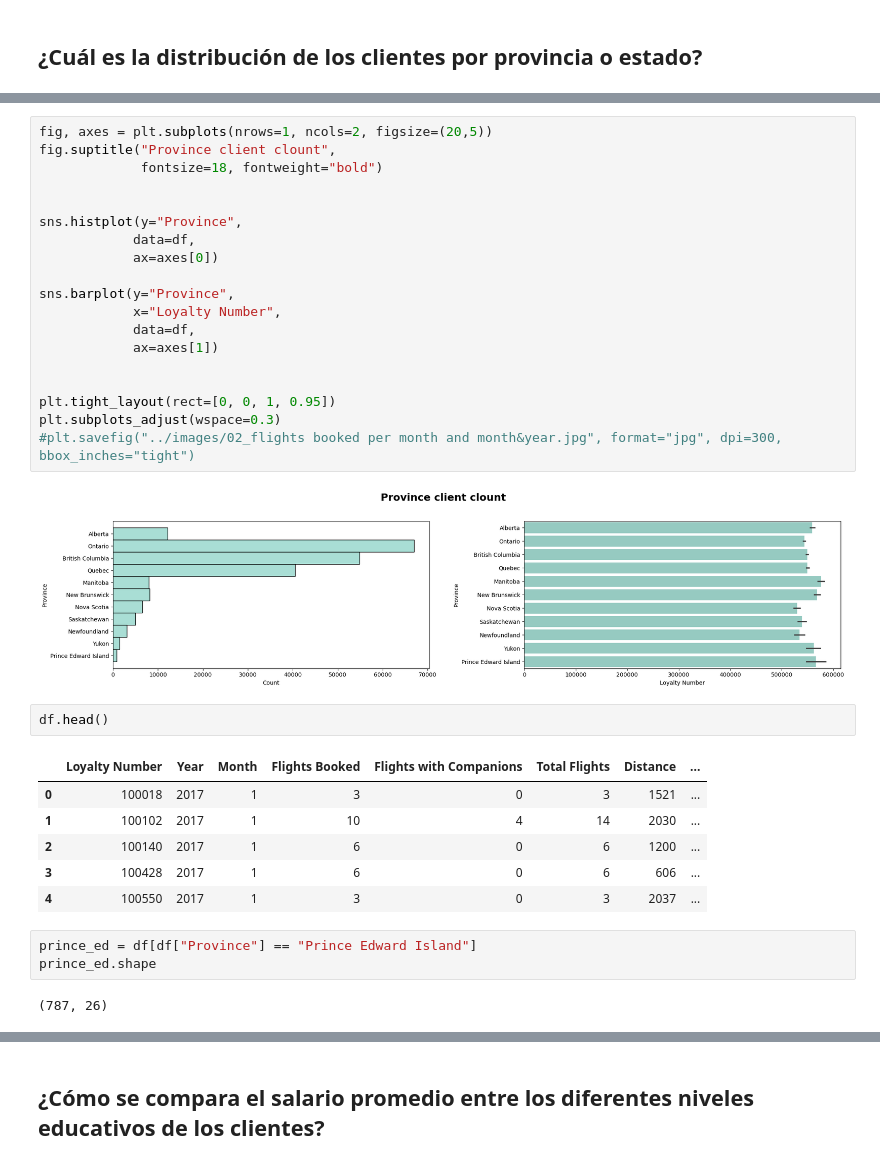
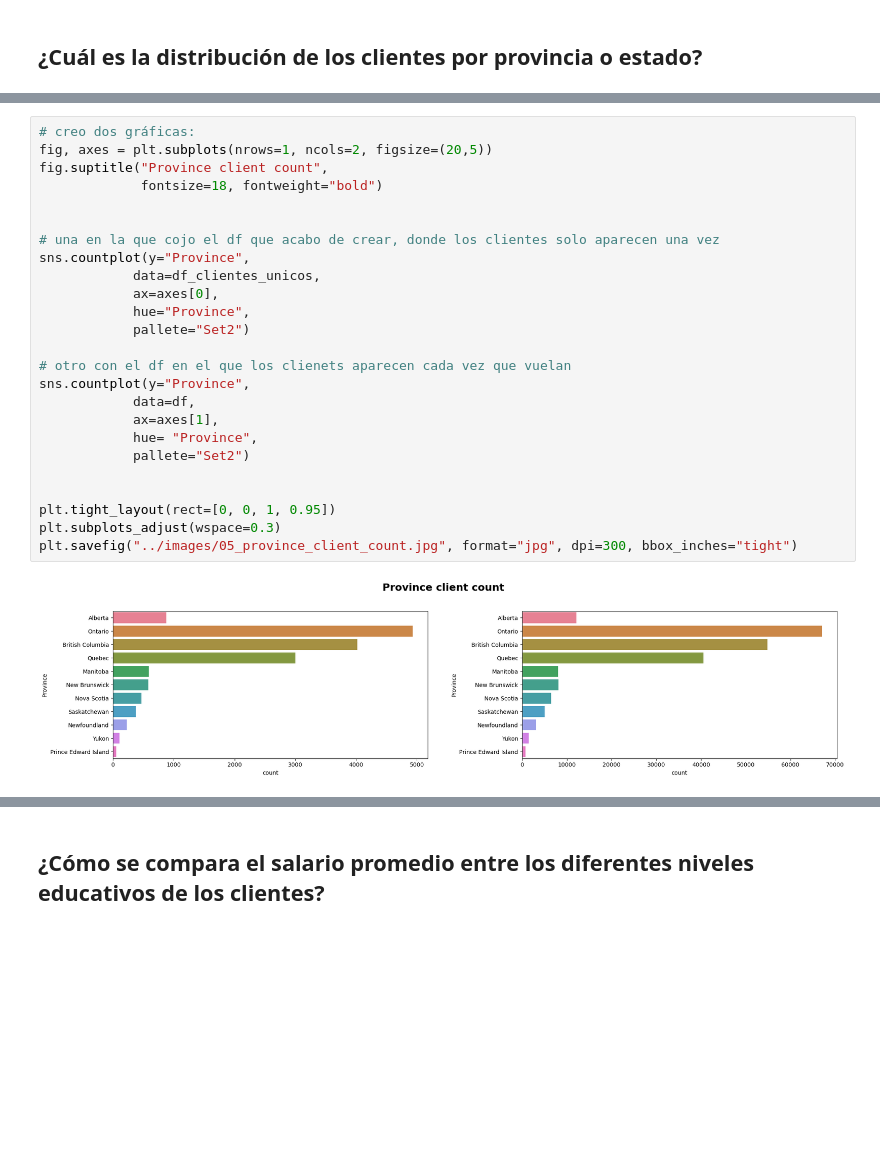
Before and after one commit to Adalab/bda-modulo-3-evaluacion-final-Andrea-Gauger, a Jupyter notebook: notebooks/03_visualizacion.ipynb, the cells around one changed output, grey strips where cells are left out. Saved outputs shown, nothing was run; the diff lists cells and outputs as text; blank space fills up the shorter version.

Commit message:
6 gráficas comentadas

```diff
--- a/notebooks/03_visualizacion.ipynb
+++ b/notebooks/03_visualizacion.ipynb
@@ -260,35 +259,27 @@ clientes_ciudad
 # %%
+# creo dos gráficas:
 fig, axes = plt.subplots(nrows=1, ncols=2, figsize=(20,5))
-fig.suptitle("Province client clount",
+fig.suptitle("Province client count",
              fontsize=18, fontweight="bold")
 
 
-sns.histplot(y="Province",
+# una en la que cojo el df que acabo de crear, donde los clientes solo aparecen una vez
+sns.countplot(y="Province",
+            data=df_clientes_unicos,
+            ax=axes[0],
+            hue="Province",
+            pallete="Set2")
+
+# otro con el df en el que los clienets aparecen cada vez que vuelan
+sns.countplot(y="Province",
             data=df,
-            ax=axes[0])
-
-sns.barplot(y="Province",
-            x="Loyalty Number",
-            data=df,
-            ax=axes[1])
+            ax=axes[1],
+            hue= "Province",
+            pallete="Set2")
 
 
 plt.tight_layout(rect=[0, 0, 1, 0.95])
 plt.subplots_adjust(wspace=0.3)
-#plt.savefig("../images/02_flights booked per month and month&year.jpg", format="jpg", dpi=300, bbox_inches="tight")
+plt.savefig("../images/05_province_client_count.jpg", format="jpg", dpi=300, bbox_inches="tight")
 # %% [output]
-[figure, old version]
+[figure, new version]
-# %%
-df.head()
-# %% [output]
-|  | Loyalty Number | Year | Month | Flights Booked | Flights with Companions | Total Flights | Distance | ... |
-| 0 | 100018 | 2017 | 1 | 3 | 0 | 3 | 1521 | ... |
-| 1 | 100102 | 2017 | 1 | 10 | 4 | 14 | 2030 | ... |
-| 2 | 100140 | 2017 | 1 | 6 | 0 | 6 | 1200 | ... |
-| 3 | 100428 | 2017 | 1 | 6 | 0 | 6 | 606 | ... |
-| 4 | 100550 | 2017 | 1 | 3 | 0 | 3 | 2037 | ... |
-# %%
-prince_ed = df[df["Province"] == "Prince Edward Island"]
-prince_ed.shape
-# %% [output]
-(787, 26)
```
Also changed, not shown: parts of 20 cells of this notebook, 4 other files.
